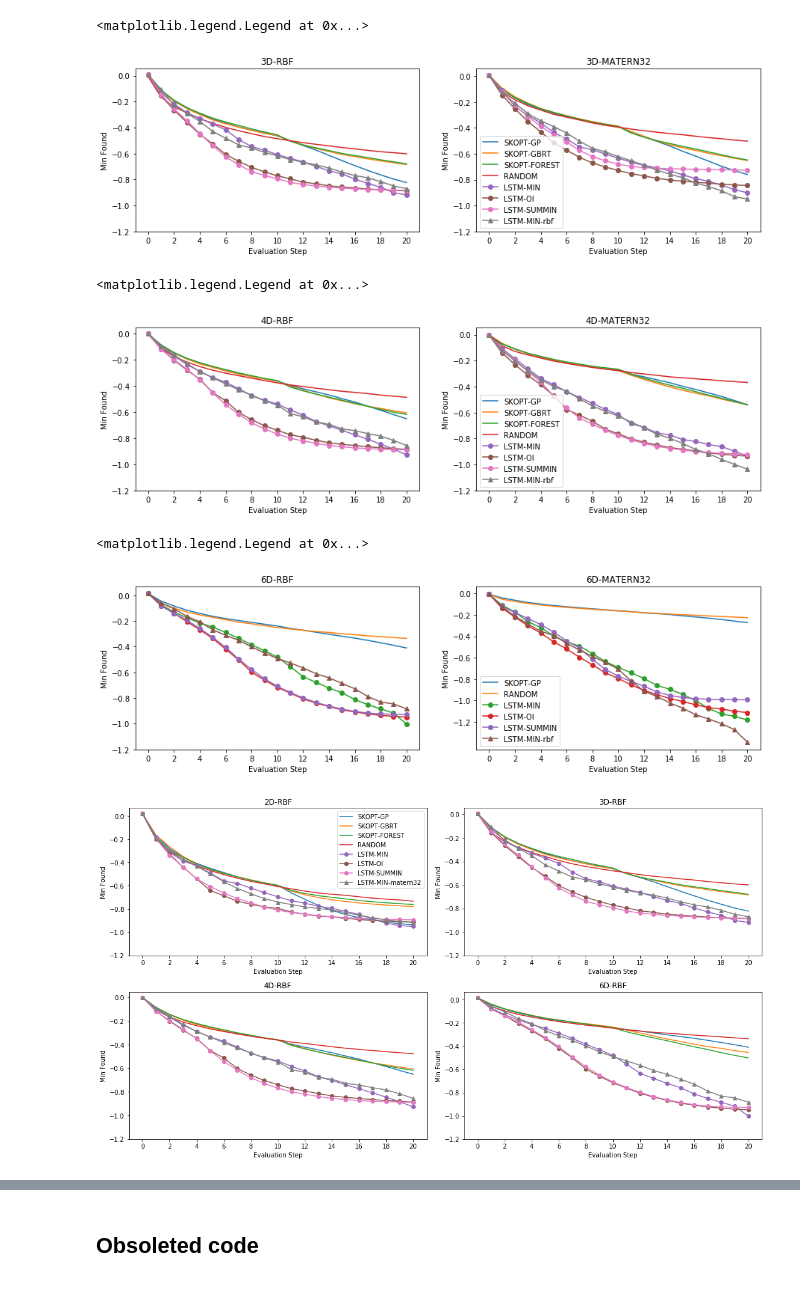
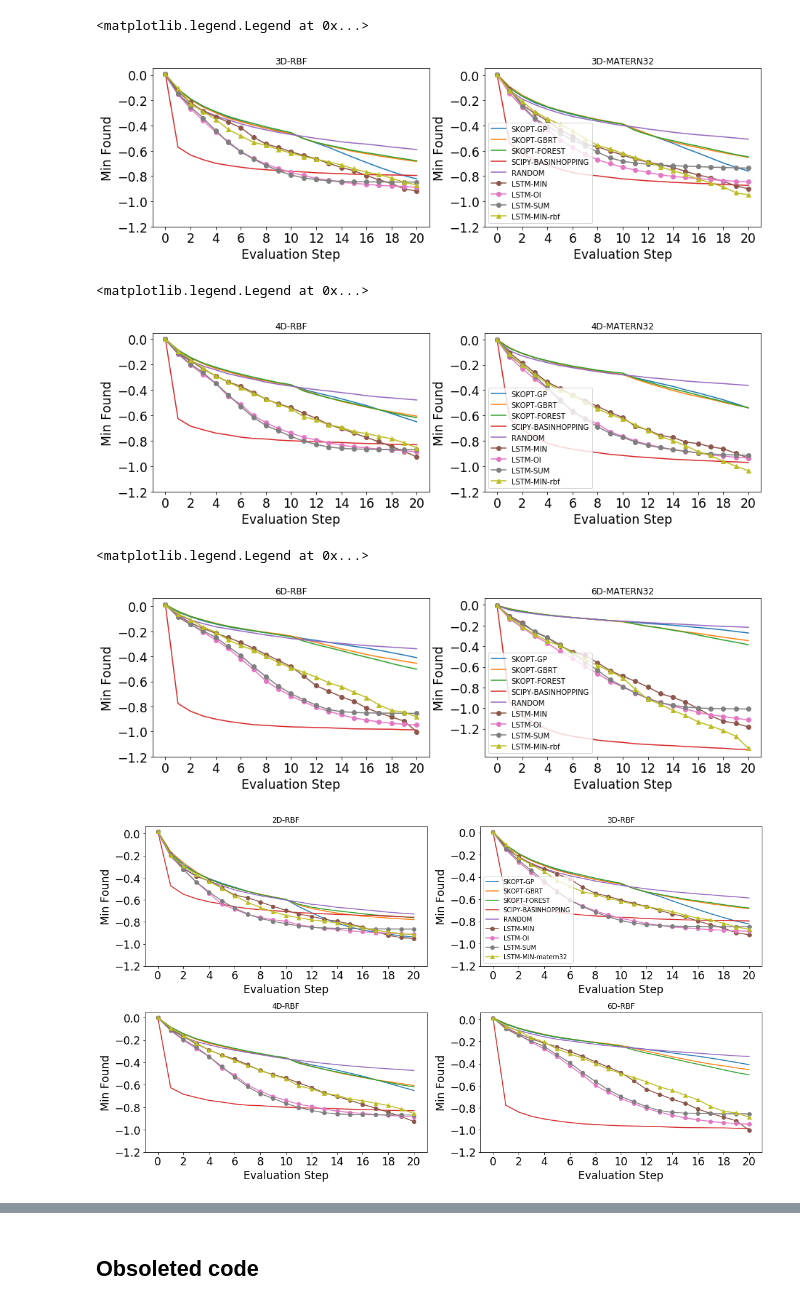
Before and after one commit to p16i/blackbox-optimization-using-rnns, a Jupyter notebook: compare-minimum-value-on-test-data.ipynb, the cells around one changed output, grey strips where cells are left out. Drawn from its saved outputs; the diff is of its cells as text; code cells hidden in the pictures.

```diff
--- a/compare-minimum-value-on-test-data.ipynb
+++ b/compare-minimum-value-on-test-data.ipynb
@@ -8,11 +8,18 @@ import matplotlib.pyplot as plt
 import utils
 import gpfunctions as gp
 import lstm_model
+# %%
+import matplotlib.pylab as pylab
+params = {
+    'axes.labelsize': 'xx-large',
+    'xtick.labelsize':'xx-large',
+    'ytick.labelsize':'xx-large'
+}
+pylab.rcParams.update(params)
 # %%
 tf.logging.set_verbosity(tf.logging.ERROR)
 # %%
-LOSS_FUNCS = ['MIN', 'OI', 'SUMMIN']
-BASELINES = ['SKOPT', 'RANDOM']
+LOSS_FUNCS = ['MIN', 'OI', 'SUM']
 # %%
 def average_min_found_values_across_rows(values):
     return np.mean(np.apply_along_axis(utils.min_up_to_k, 1, values), axis=0)
@@ -77,14 +84,15 @@ def find_y_from_lstm(X_test, A_test, min_test, max_test, kernel, dim, loss, n_st
 # compute_y_from_all_testing_data(utils.)
 # compute_y_from_all_testing_data(model_name, dim=1, kernel='rbf', starting_point=[-1])
 # %%
-def plot_min_comparison_of_dim_and_kernel(dim, kernel, steps=21):
+def plot_min_comparison_of_dim_and_kernel(dim, kernel, steps=21, xtick_step=2, suffix=""):
 
     # load SKOPT
-#     for method in ['gp', 'gbrt', 'forest']:
-    for method in ['gp']:
-        skopt_y = np.load('./skopt-result/%s/%dd-%s-samples_y.npy' % (method, dim, kernel))
+    for method in ['gp', 'gbrt', 'forest', 'basinhopping']:
+        skopt_y = np.load('./skopt-result/%s/%dd-%s-samples_y%s.npy' % (method, dim, kernel,suffix))
         skopt_y = average_min_found_values_across_rows(skopt_y)[:steps]
         key = 'SKOPT-%s' % method.upper()
+        if method is 'basinhopping':
+            key = 'SCIPY-%s' % method.upper()
         plt.plot(skopt_y, label=key)
 
     # load test data
@@ -109,7 +117,7 @@ def plot_min_comparison_of_dim_and_kernel(dim, kernel, steps=21):
     plt.plot(y_values, label='LSTM-%s-%s'%('MIN',kernelb), marker = '^')
 
 
-    xticks = range(0, steps, 2)
+    xticks = range(0, steps, xtick_step)
     yticks = np.arange(-1.2, 0.2, 0.2)
     plt.ylabel('Min Found')
     plt.xlabel('Evaluation Step')
@@ -141,36 +149,35 @@ plot_comparision_of_dim(dim=3)
 plt.legend()
 # %% [output]
 <matplotlib.legend.Legend at 0x...>
-[figure, old version]
+[figure, new version]
 # %%
 plot_comparision_of_dim(dim=4)
 plt.legend()
 # %% [output]
 <matplotlib.legend.Legend at 0x...>
-[figure, old version]
+[figure, new version]
 # %%
 plot_comparision_of_dim(dim=6)
 plt.legend()
 # %% [output]
 <matplotlib.legend.Legend at 0x...>
-[figure, old version]
+[figure, new version]
 # %%
-def plot_for_poster():
+def plot_for_poster(kernel='rbf'):
     dims = [2,3,4,6]
     total_dims = len(dims)
-    kernels = ['rbf']
     plt.figure(figsize=(15,4*total_dims))
     count = 0
     for d in range(total_dims):
         dim = dims[d]
-        for i in range(len(kernels)):
-            plt.subplot(total_dims,2,count+1)
-            plot_min_comparison_of_dim_and_kernel(dim=dim, kernel=kernels[i])
 
-            if i == 0 and d == 0:
-                plt.legend()
-            count = count + 1
+        plt.subplot(total_dims,2,count+1)
+        plot_min_comparison_of_dim_and_kernel(dim=dim, kernel=kernel)
+
+        if count == 1:
+            plt.legend()
+        count = count + 1
     plt.tight_layout()
 plot_for_poster()
 # %% [output]
-[figure, old version]
+[figure, new version]
```
Also changed, not shown: parts of 11 cells of this notebook, 2 other files.
